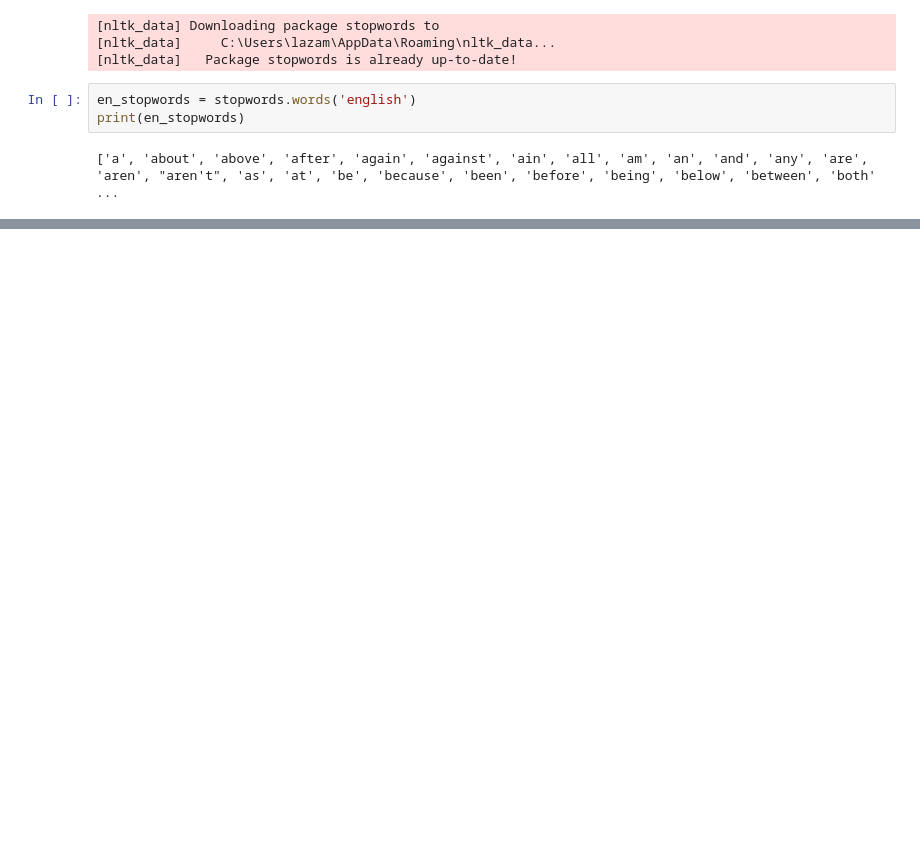
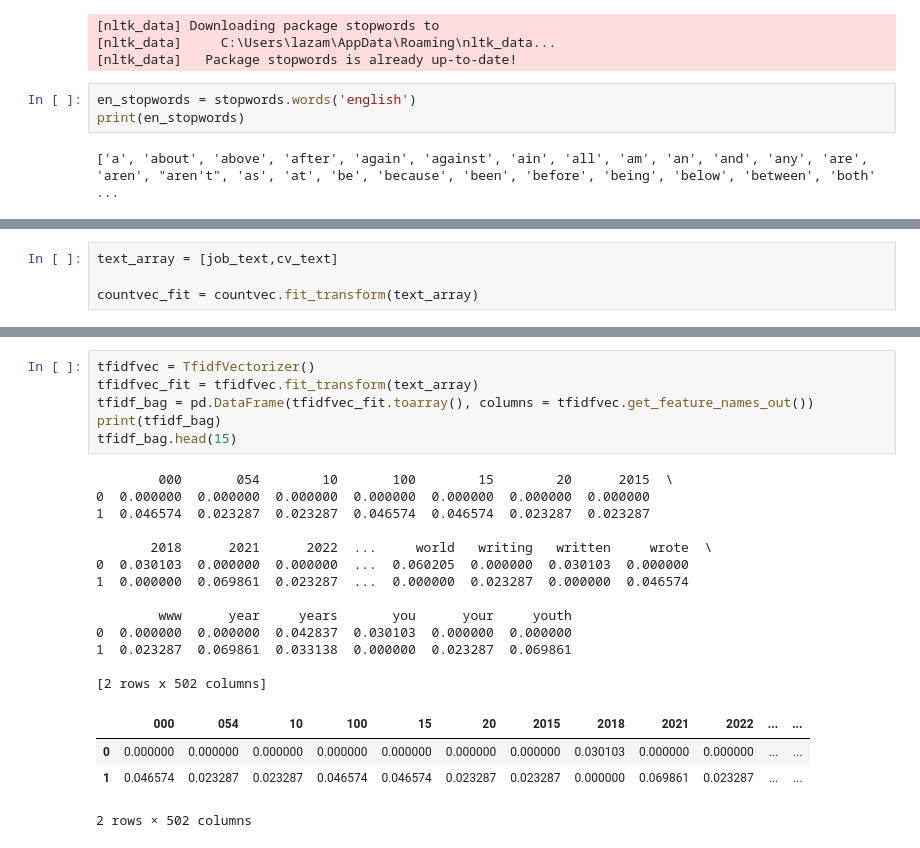
Before and after one commit to lazamal/focused-resume, a Jupyter notebook: experiments.ipynb, the cells around one changed output, grey strips where cells are left out. Cells and saved outputs as stored; diff of their text form; blank space fills up the shorter version.

```diff
--- a/experiments.ipynb
+++ b/experiments.ipynb
@@ -54,0 +352,4 @@ cv_text_no_stopwords
+# %%
+text_array = [job_text,cv_text]
+
+countvec_fit = countvec.fit_transform(text_array)
@@ -54,0 +370,24 @@ cv_text_no_stopwords
+# %%
+tfidfvec = TfidfVectorizer()
+tfidfvec_fit = tfidfvec.fit_transform(text_array)
+tfidf_bag = pd.DataFrame(tfidfvec_fit.toarray(), columns = tfidfvec.get_feature_names_out())
+print(tfidf_bag)
+tfidf_bag.head(15)
+# %% [output]
+        000       054        10       100        15        20      2015  \
+0  0.000000  0.000000  0.000000  0.000000  0.000000  0.000000  0.000000
+1  0.046574  0.023287  0.023287  0.046574  0.046574  0.023287  0.023287
+
+       2018      2021      2022  ...     world   writing   written     wrote  \
+0  0.030103  0.000000  0.000000  ...  0.060205  0.000000  0.030103  0.000000
+1  0.000000  0.069861  0.023287  ...  0.000000  0.023287  0.000000  0.046574
+
+        www      year     years       you      your     youth
+0  0.000000  0.000000  0.042837  0.030103  0.000000  0.000000
+1  0.023287  0.069861  0.033138  0.000000  0.023287  0.069861
+
+[2 rows x 502 columns]
+|  | 000 | 054 | 10 | 100 | 15 | 20 | 2015 | 2018 | 2021 | 2022 | ... | ... |
+| 0 | 0.000000 | 0.000000 | 0.000000 | 0.000000 | 0.000000 | 0.000000 | 0.000000 | 0.030103 | 0.000000 | 0.000000 | ... | ... |
+| 1 | 0.046574 | 0.023287 | 0.023287 | 0.046574 | 0.046574 | 0.023287 | 0.023287 | 0.000000 | 0.069861 | 0.023287 | ... | ... |
+2 rows × 502 columns
```
Also changed, not shown: parts of 33 cells of this notebook, 2 other files.
